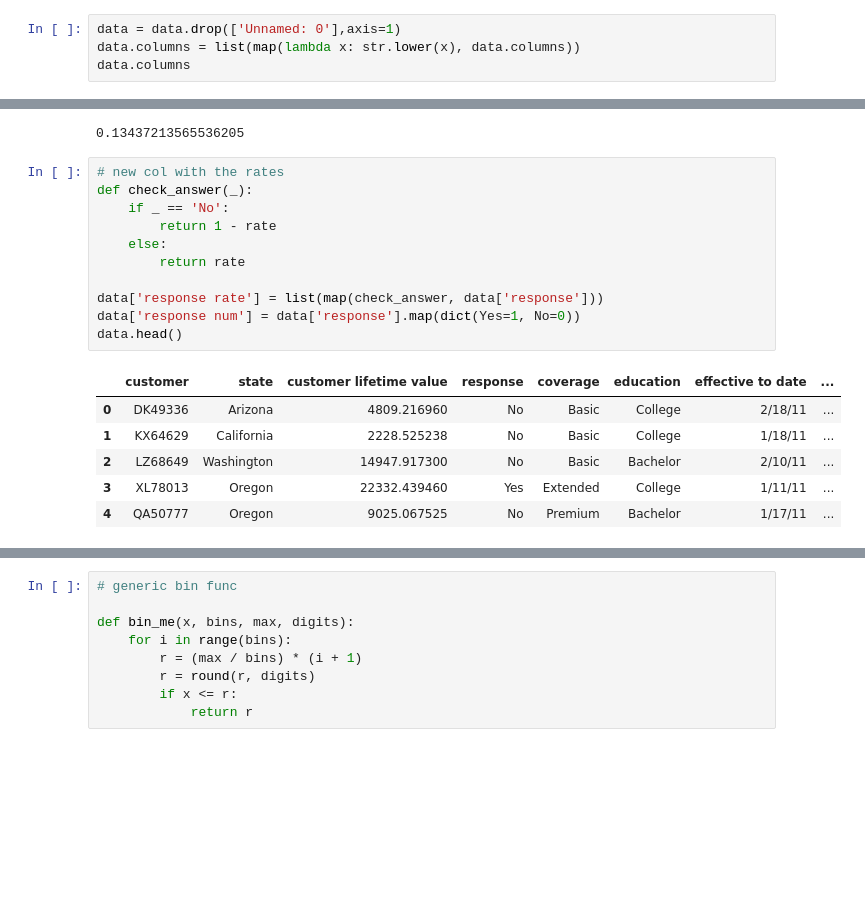
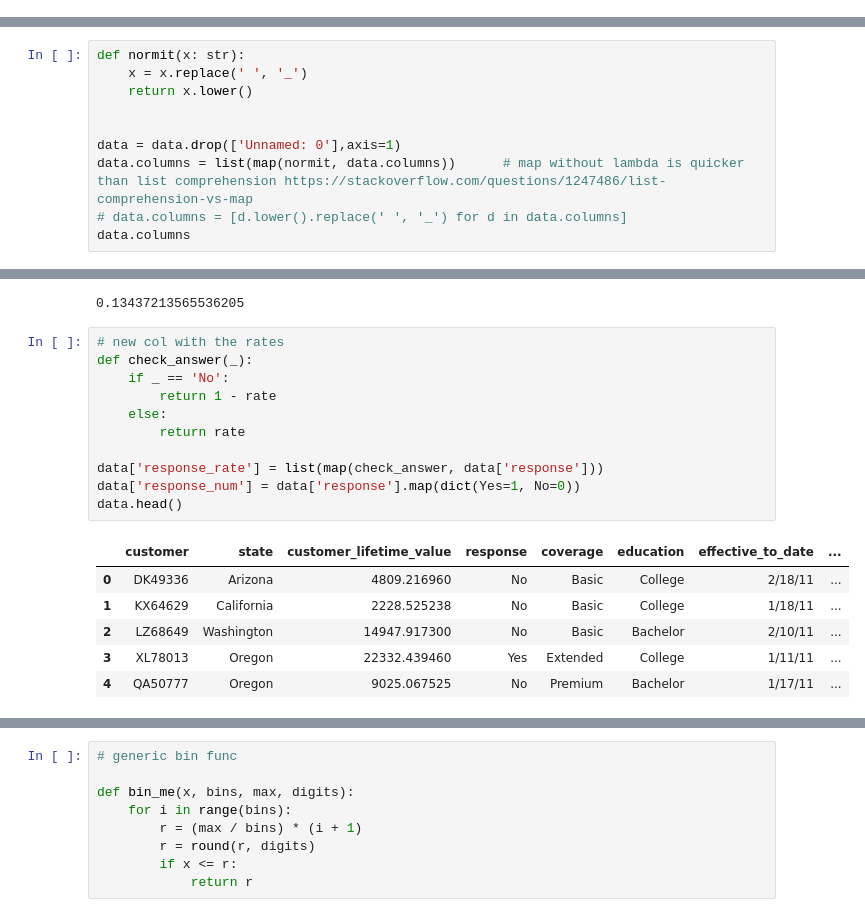
Before and after one commit to Xamweis/lab-customer-analysis-round-2, a Jupyter notebook: solution_2_3.ipynb, the cells around one changed output, grey strips where cells are left out. Drawn from its saved outputs; the diff is of its cells as text; blank space fills up the shorter version.

```diff
--- a/solution_2_3.ipynb
+++ b/solution_2_3.ipynb
@@ -20,7 +20,3 @@ Index(['Unnamed: 0', 'Customer', 'State', 'Customer Lifetime Value',
        'Sales Channel', 'Total Claim Amount', 'Vehicle Class', 'Vehicle Size',
        'Vehicle Type'],
       dtype='object')
-# %%
-data = data.drop(['Unnamed: 0'],axis=1)
-data.columns = list(map(lambda x: str.lower(x), data.columns))
-data.columns
@@ -35,0 +23,10 @@ Index(['customer', 'state', 'customer lifetime value', 'response', 'coverage',
+# %%
+def normit(x: str):
+    x = x.replace(' ', '_')
+    return x.lower()
+
+
+data = data.drop(['Unnamed: 0'],axis=1)
+data.columns = list(map(normit, data.columns))      # map without lambda is quicker than list comprehension https://stackoverflow.com/questions/1247486/list-comprehension-vs-map
+# data.columns = [d.lower().replace(' ', '_') for d in data.columns]
+data.columns
@@ -290,16 +296,16 @@ rate
 # %%
 # new col with the rates
 def check_answer(_):
     if _ == 'No':
         return 1 - rate
     else:
         return rate
 
-data['response rate'] = list(map(check_answer, data['response']))
-data['response num'] = data['response'].map(dict(Yes=1, No=0))
+data['response_rate'] = list(map(check_answer, data['response']))
+data['response_num'] = data['response'].map(dict(Yes=1, No=0))
 data.head()
 # %% [output]
-|  | customer | state | customer lifetime value | response | coverage | education | effective to date | ... |
+|  | customer | state | customer_lifetime_value | response | coverage | education | effective_to_date | ... |
 | 0 | DK49336 | Arizona | 4809.216960 | No | Basic | College | 2/18/11 | ... |
 | 1 | KX64629 | California | 2228.525238 | No | Basic | College | 1/18/11 | ... |
 | 2 | LZ68649 | Washington | 14947.917300 | No | Basic | Bachelor | 2/10/11 | ... |
```
Also changed, not shown: parts of 18 cells of this notebook, 1 other file.
